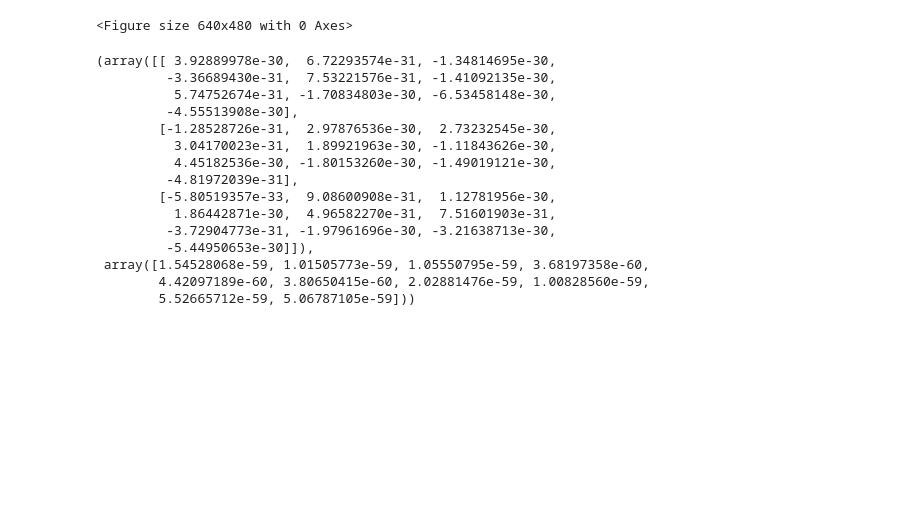
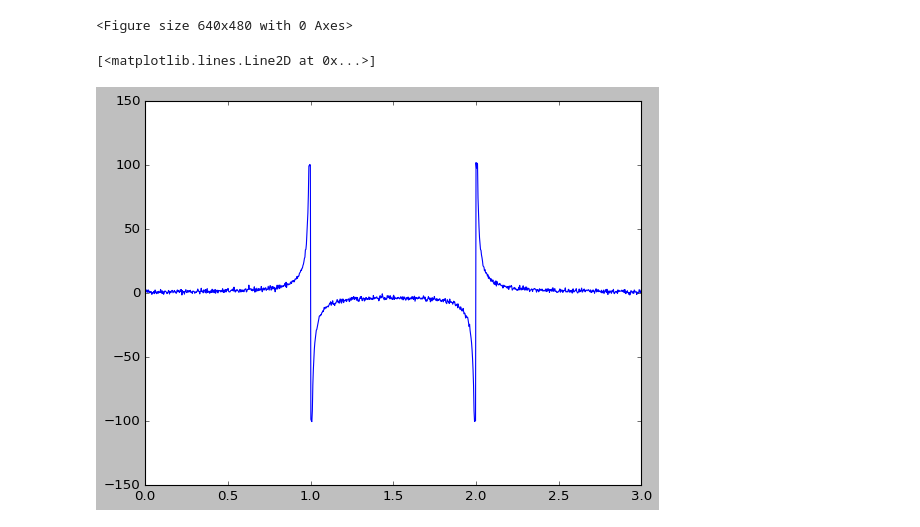
Before and after one commit to dmitry-grigorev/AlgoAnalysisDevelopment, a Jupyter notebook: Task4/task4notebook.ipynb, the cells around one changed output. Cells and saved outputs as stored; diff of their text form; code cells hidden in the pictures; blank space fills up the shorter version.

```diff
--- a/Task4/task4notebook.ipynb
+++ b/Task4/task4notebook.ipynb
@@ -42,18 +15,12 @@ f = lambda x: np.sum(np.square(x))
-# %%
-difevol(f, 3, 10)
-# %% [output]
-(array([[ 3.92889978e-30,  6.72293574e-31, -1.34814695e-30,
-         -3.36689430e-31,  7.53221576e-31, -1.41092135e-30,
-          5.74752674e-31, -1.70834803e-30, -6.53458148e-30,
-         -4.55513908e-30],
-        [-1.28528726e-31,  2.97876536e-30,  2.73232545e-30,
-          3.04170023e-31,  1.89921963e-30, -1.11843626e-30,
-          4.45182536e-30, -1.80153260e-30, -1.49019121e-30,
-         -4.81972039e-31],
-        [-5.80519357e-33,  9.08600908e-31,  1.12781956e-30,
-          1.86442871e-30,  4.96582270e-31,  7.51601903e-31,
-         -3.72904773e-31, -1.97961696e-30, -3.21638713e-30,
-         -5.44950653e-30]]),
- array([1.54528068e-59, 1.01505773e-59, 1.05550795e-59, 3.68197358e-60,
-        4.42097189e-60, 3.80650415e-60, 2.02881476e-59, 1.00828560e-59,
-        5.52665712e-59, 5.06787105e-59]))
+# %%
+x = np.linspace(0, 3, num = 1001)
+N = 1001
+f = lambda x: 1/(x**2-3*x+2)
+y = f(x)
+y[np.abs(y) > 100] = 100*np.sign(y[np.abs(y) > 100])
+y += np.random.normal(size = N)
+# %%
+plt.plot(x, y)
+# %% [output]
+[<matplotlib.lines.Line2D at 0x...>]
+[figure, added]
```
Also changed, not shown: parts of 27 cells of this notebook, 6 other files.
